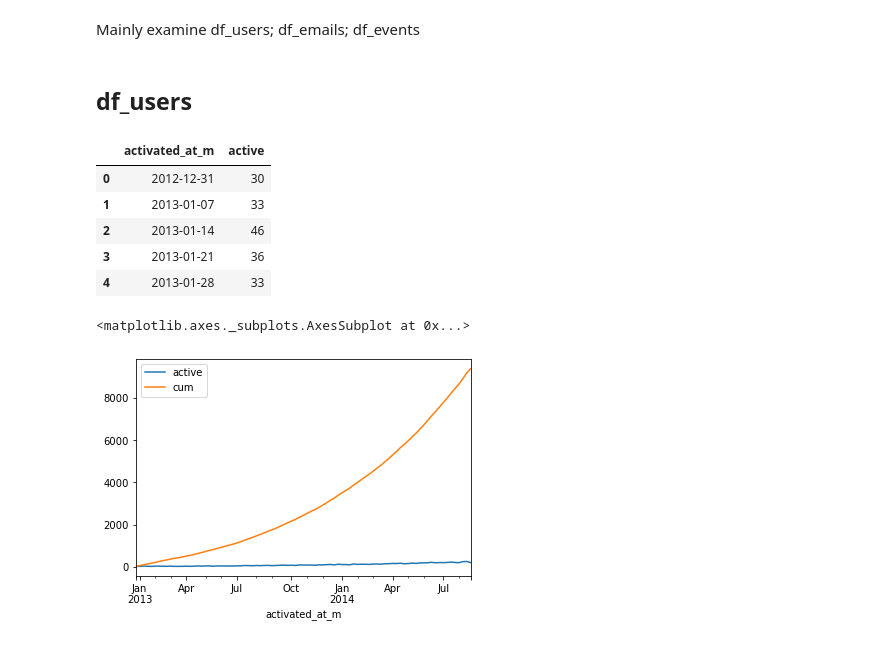
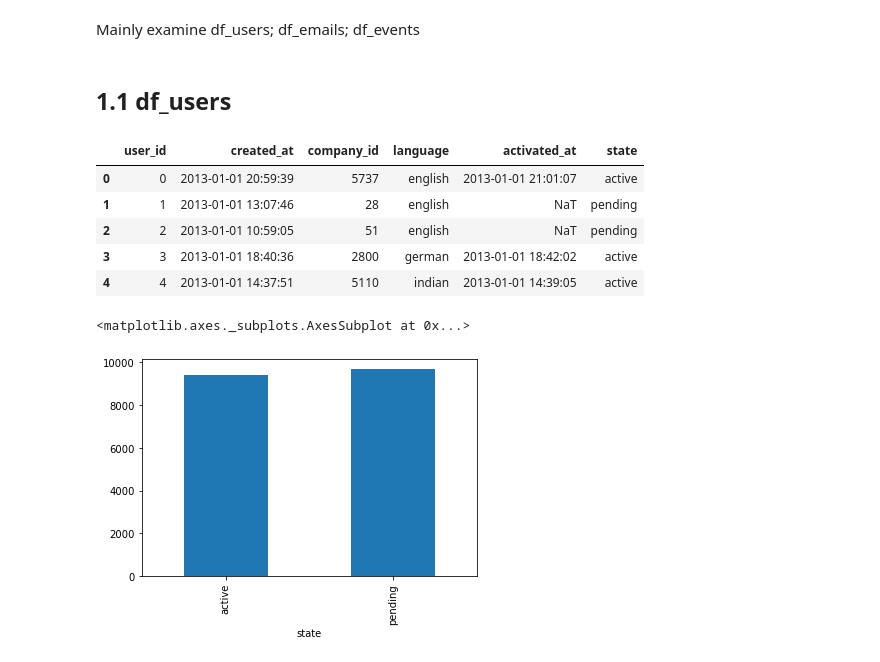
Before and after one commit to Zhefei123/Data_challenge, a Jupyter notebook: DC4/DC4.ipynb, the cells around one changed output. Drawn from its saved outputs; the diff is of its cells as text; code cells hidden in the pictures.

```diff
--- a/DC4/DC4.ipynb
+++ b/DC4/DC4.ipynb
@@ -142,23 +167,23 @@ memory usage: 893.8+ KB
 # %% [markdown]
 Mainly examine df_users; df_emails; df_events
 # %% [markdown]
-## df_users
+## 1.1 df_users
 # %%
-df_users['active'] = np.where(df_users['state'] == 'active',1,0)
+# df_users['active'] = np.where(df_users['state'] == 'active',1,0)
 # %%
-df_users['activated_at_m'] = pd.to_datetime(df_users['activated_at']) - pd.to_timedelta(7, unit='d')
-df_users2 = df_users.groupby(pd.Grouper(key='activated_at_m', freq='W-MON'))['active'].sum().reset_index().sort_values('activated_at_m')
+# df_users['activated_at_m'] = pd.to_datetime(df_users['activated_at']) - pd.to_timedelta(7, unit='d')
+# df_users2 = df_users.groupby(pd.Grouper(key='activated_at_m', freq='W-MON'))['active'].sum().reset_index().sort_values('activated_at_m')
 # %%
-df_users2.head()
+df_users.head()
 # %% [output]
-|  | activated_at_m | active |
-| 0 | 2012-12-31 | 30 |
-| 1 | 2013-01-07 | 33 |
-| 2 | 2013-01-14 | 46 |
-| 3 | 2013-01-21 | 36 |
-| 4 | 2013-01-28 | 33 |
+|  | user_id | created_at | company_id | language | activated_at | state |
+| 0 | 0 | 2013-01-01 20:59:39 | 5737 | english | 2013-01-01 21:01:07 | active |
+| 1 | 1 | 2013-01-01 13:07:46 | 28 | english | NaT | pending |
+| 2 | 2 | 2013-01-01 10:59:05 | 51 | english | NaT | pending |
+| 3 | 3 | 2013-01-01 18:40:36 | 2800 | german | 2013-01-01 18:42:02 | active |
+| 4 | 4 | 2013-01-01 14:37:51 | 5110 | indian | 2013-01-01 14:39:05 | active |
-# %%
-df_users2.set_index('activated_at_m').plot()
-# %% [output]
-<matplotlib.axes._subplots.AxesSubplot at 0x...>
-[figure, removed]
+# %%
+df_users.groupby('state')['state'].count().plot.bar()
+# %% [output]
+<matplotlib.axes._subplots.AxesSubplot at 0x...>
+[figure, added]
```
Also changed, not shown: parts of 47 cells of this notebook.
